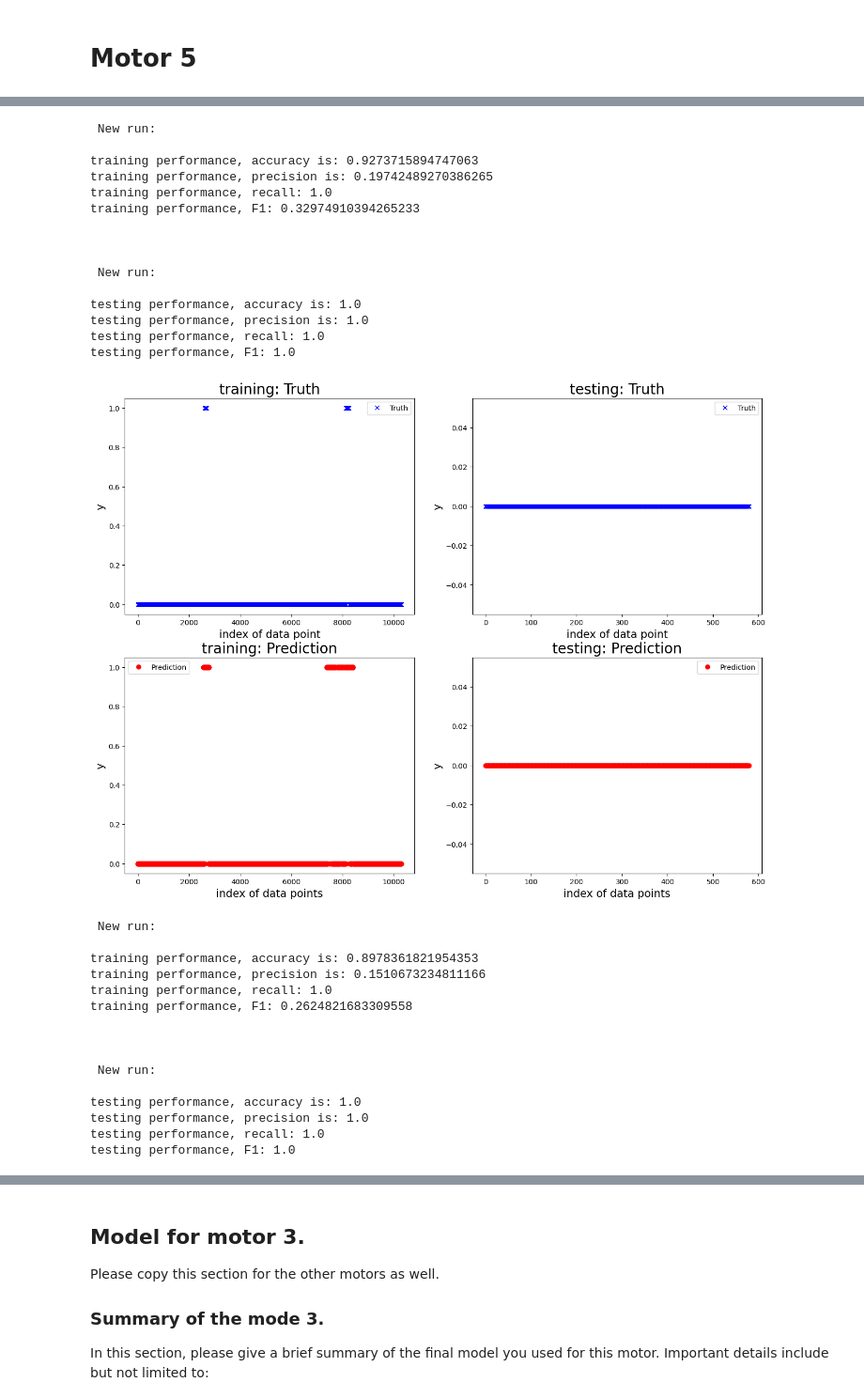
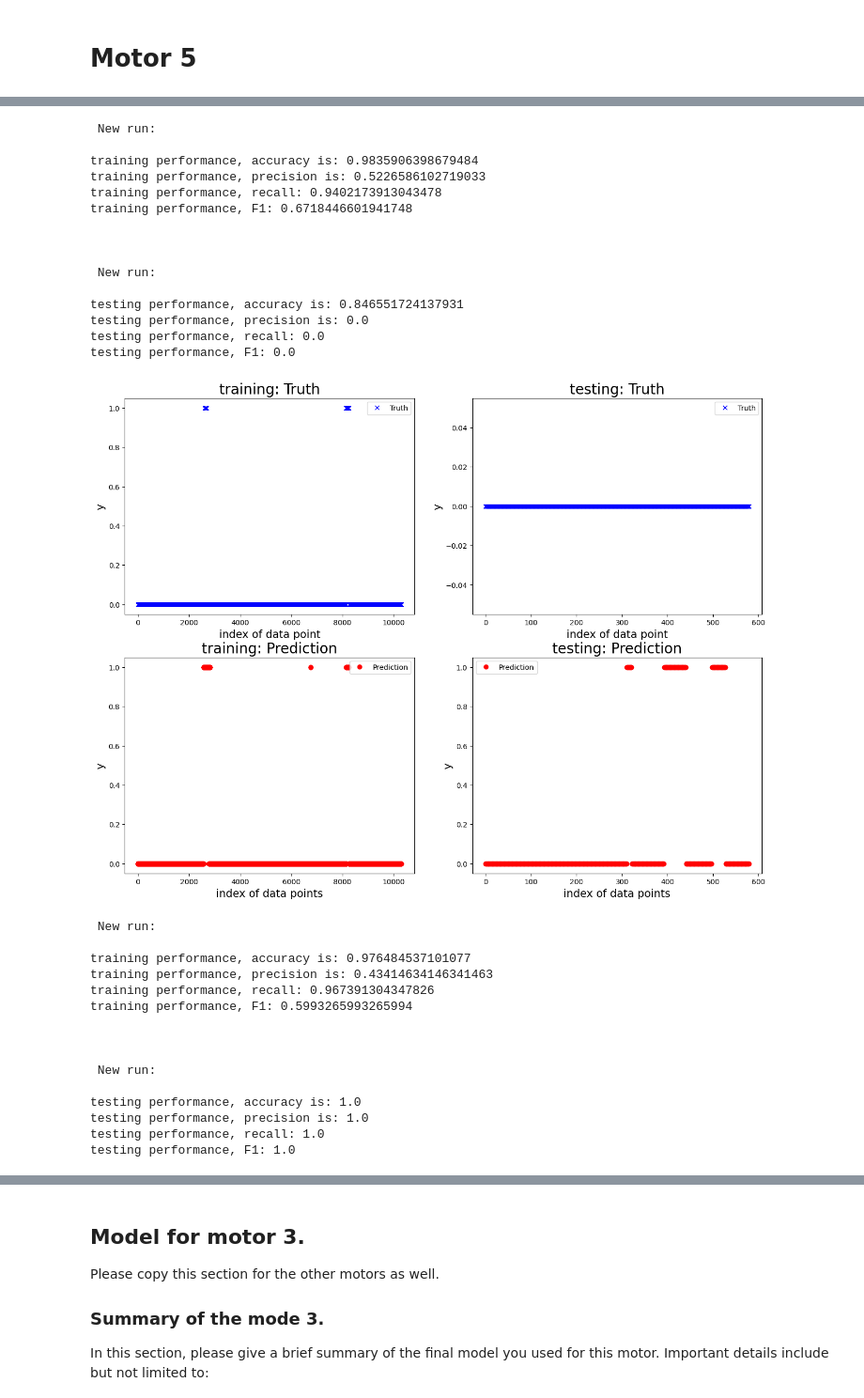
Before and after one commit to comoxx/digital_twin_robot_group2, a Jupyter notebook: DataChallenge/Data_challenge_Pierre.ipynb, the cells around one changed output, grey strips where cells are left out. Shown at 94% size. Cells and saved outputs as stored; diff of their text form; code cells hidden in the pictures.

```diff
--- a/DataChallenge/Data_challenge_Pierre.ipynb
+++ b/DataChallenge/Data_challenge_Pierre.ipynb
@@ -276,11 +257,11 @@ param_grid_5 = {
 # Initialize GridSearchCV
 grid_search_5 = GridSearchCV(estimator=pipeline, param_grid=param_grid_5, scoring='f1', cv=5)
 
-feature_list = ['data_motor_1_temperature', 'data_motor_2_voltage',
+feature_list_motor5 = ['data_motor_1_temperature', 'data_motor_2_voltage',
                     'data_motor_5_voltage', 'data_motor_5_temperature']
 
 # Train the model.
-run_cv_one_motor(single_run_result=True, motor_idx=5, df_data=df_data_experiment, mdl=grid_search_5, feature_list=feature_list_all, n_fold=5, window_size=20, sample_step=5)
+run_cv_one_motor(single_run_result=True, motor_idx=5, df_data=df_data_experiment, mdl=grid_search_5, feature_list=feature_list_motor5, n_fold=5, window_size=20, sample_step=5)
 # %% [output]
 Model for motor 5:
 
@@ -335,25 +316,25 @@ testing performance, F1: 1.0
  New run:
 
-training performance, accuracy is: 0.9273715894747063
-training performance, precision is: 0.19742489270386265
-training performance, recall: 1.0
-training performance, F1: 0.32974910394265233
+training performance, accuracy is: 0.9835906398679484
+training performance, precision is: 0.5226586102719033
+training performance, recall: 0.9402173913043478
+training performance, F1: 0.6718446601941748
 
 
 
  New run:
 
-testing performance, accuracy is: 1.0
-testing performance, precision is: 1.0
-testing performance, recall: 1.0
-testing performance, F1: 1.0
+testing performance, accuracy is: 0.846551724137931
+testing performance, precision is: 0.0
+testing performance, recall: 0.0
+testing performance, F1: 0.0
-[figure, old version]
+[figure, new version]
  New run:
 
-training performance, accuracy is: 0.8978361821954353
-training performance, precision is: 0.1510673234811166
-training performance, recall: 1.0
-training performance, F1: 0.2624821683309558
+training performance, accuracy is: 0.976484537101077
+training performance, precision is: 0.43414634146341463
+training performance, recall: 0.967391304347826
+training performance, F1: 0.5993265993265994
 
 
 
```
Also changed, not shown: parts of 24 cells of this notebook, 3 other files.
